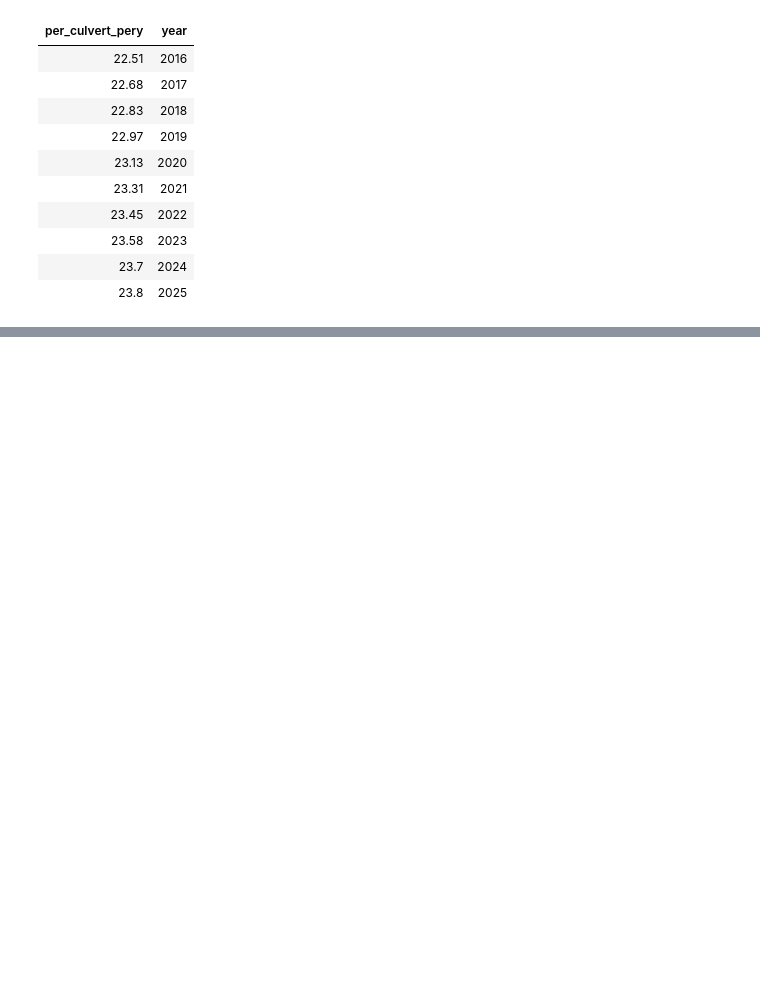
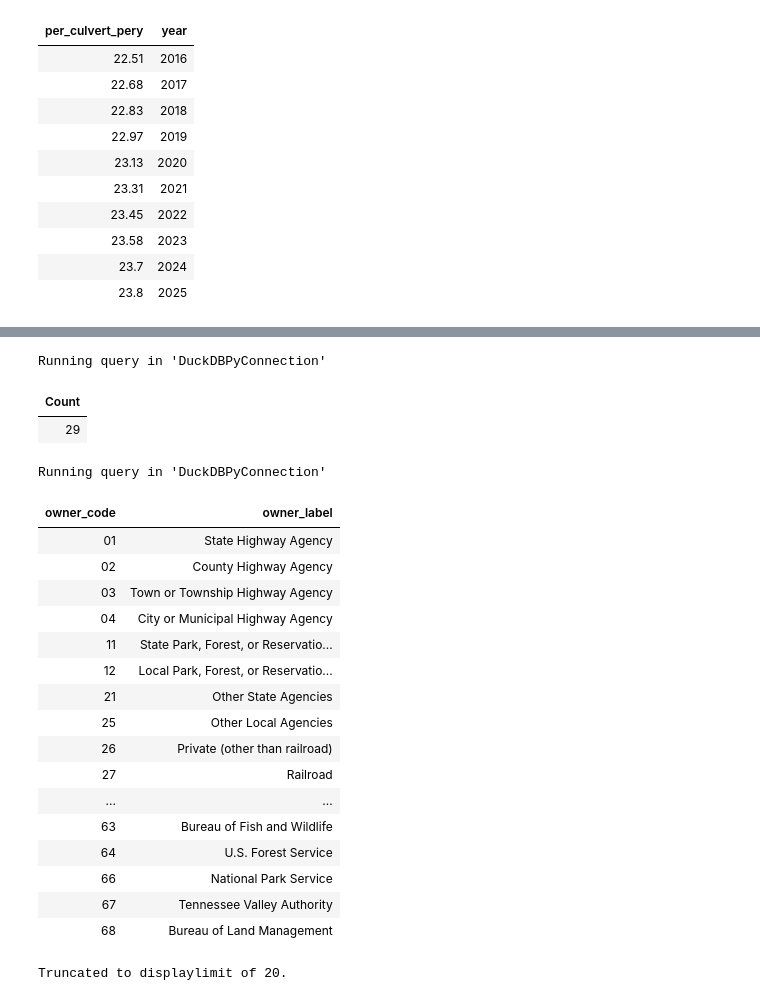
Before and after one commit to AHichem/bridge-deterioration-nbi, a Jupyter notebook: notebooks/02_sql_model.ipynb, the cells around one changed output, grey strips where cells are left out. Saved outputs shown, nothing was run; the diff lists cells and outputs as text; code cells hidden in the pictures; blank space fills up the shorter version.

```diff
--- a/notebooks/02_sql_model.ipynb
+++ b/notebooks/02_sql_model.ipynb
@@ -316,0 +445,66 @@ Running query in 'DuckDBPyConnection'
+# %%
+%%sql
+CREATE OR REPLACE TABLE dim_owner(
+    owner_code	VARCHAR,
+    owner_label VARCHAR
+);
+
+INSERT INTO dim_owner
+  (owner_code, owner_label)
+VALUES
+    ('01', 'State Highway Agency'),
+    ('02', 'County Highway Agency'),
+    ('03', 'Town or Township Highway Agency'),
+    ('04', 'City or Municipal Highway Agency'),
+    ('11', 'State Park, Forest, or Reservation Agency'),
+    ('12', 'Local Park, Forest, or Reservation Agency'),
+    ('21', 'Other State Agencies'),
+    ('25', 'Other Local Agencies'),
+    ('26', 'Private (other than railroad)'),
+    ('27', 'Railroad'),
+    ('31', 'State Toll Authority'),
+    ('32', 'Local Toll Authority'),
+    ('60', 'Other Federal Agencies'),
+    ('61', 'Indian Tribal Government'),
+    ('62', 'Bureau of Indian Affairs'),
+    ('63', 'Bureau of Fish and Wildlife'),
+    ('64', 'U.S. Forest Service'),
+    ('66', 'National Park Service'),
+    ('67', 'Tennessee Valley Authority'),
+    ('68', 'Bureau of Land Management'),
+    ('69', 'Bureau of Reclamation'),
+    ('70', 'Corps of Engineers (Civil)'),
+    ('71', 'Corps of Engineers (Military)'),
+    ('72', 'Air Force'),
+    ('73', 'Navy/Marines'),
+    ('74', 'Army'),
+    ('75', 'NASA'),
+    ('76', 'Metropolitan Washington Airports Service'),
+    ('80', 'Unknown');
+# %% [output]
+Running query in 'DuckDBPyConnection'
+| Count |
+| 29 |
+# %%
+%%sql
+select * from dim_owner;
+# %% [output]
+Running query in 'DuckDBPyConnection'
+| owner_code | owner_label |
+| 01 | State Highway Agency |
+| 02 | County Highway Agency |
+| 03 | Town or Township Highway Agency |
+| 04 | City or Municipal Highway Agency |
+| 11 | State Park, Forest, or Reservatio... |
+| 12 | Local Park, Forest, or Reservatio... |
+| 21 | Other State Agencies |
+| 25 | Other Local Agencies |
+| 26 | Private (other than railroad) |
+| 27 | Railroad |
+| ... | ... |
+| 63 | Bureau of Fish and Wildlife |
+| 64 | U.S. Forest Service |
+| 66 | National Park Service |
+| 67 | Tennessee Valley Authority |
+| 68 | Bureau of Land Management |
+Truncated to displaylimit of 20.
```
Also changed, not shown: parts of 5 cells of this notebook.
